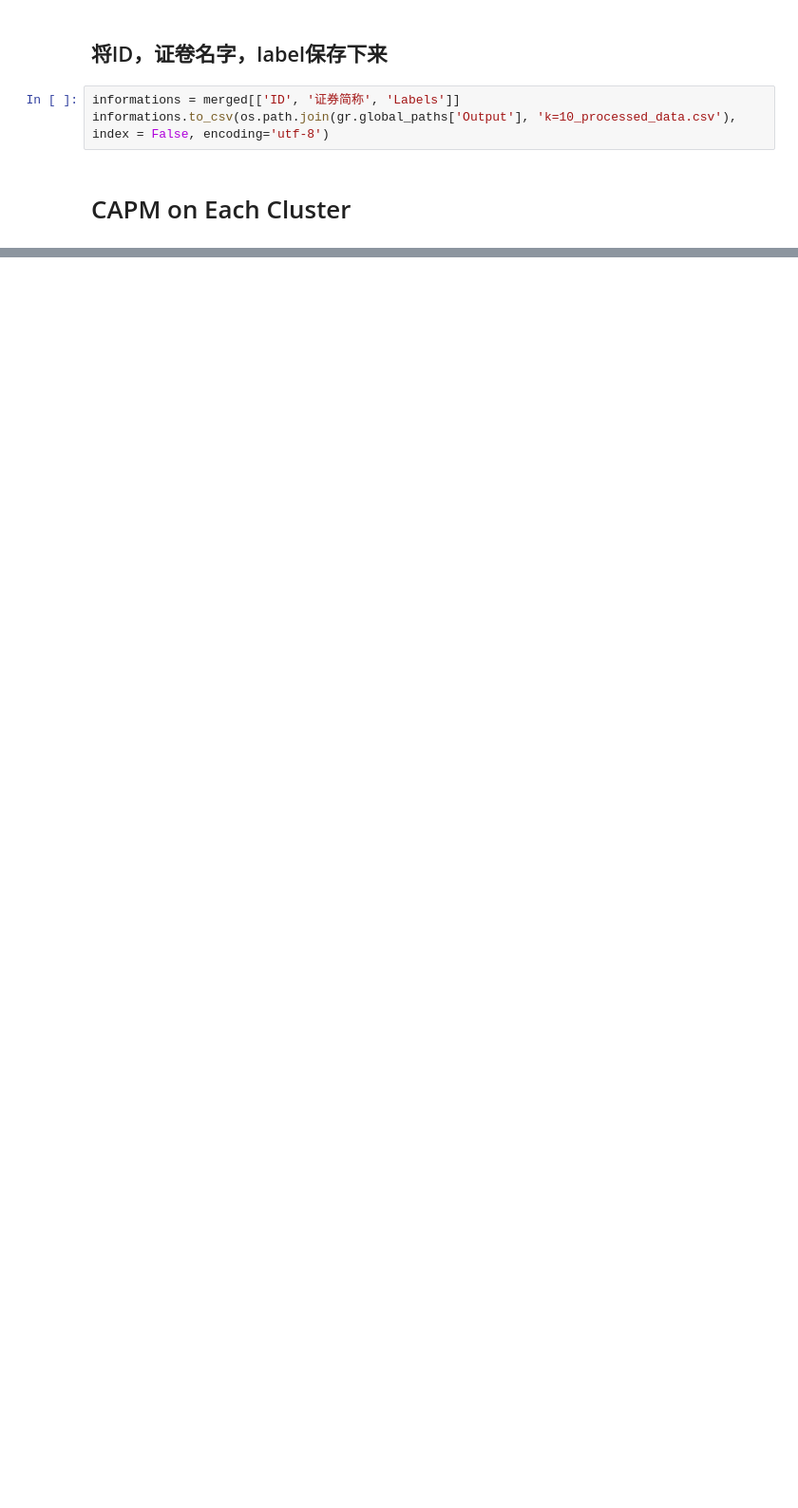
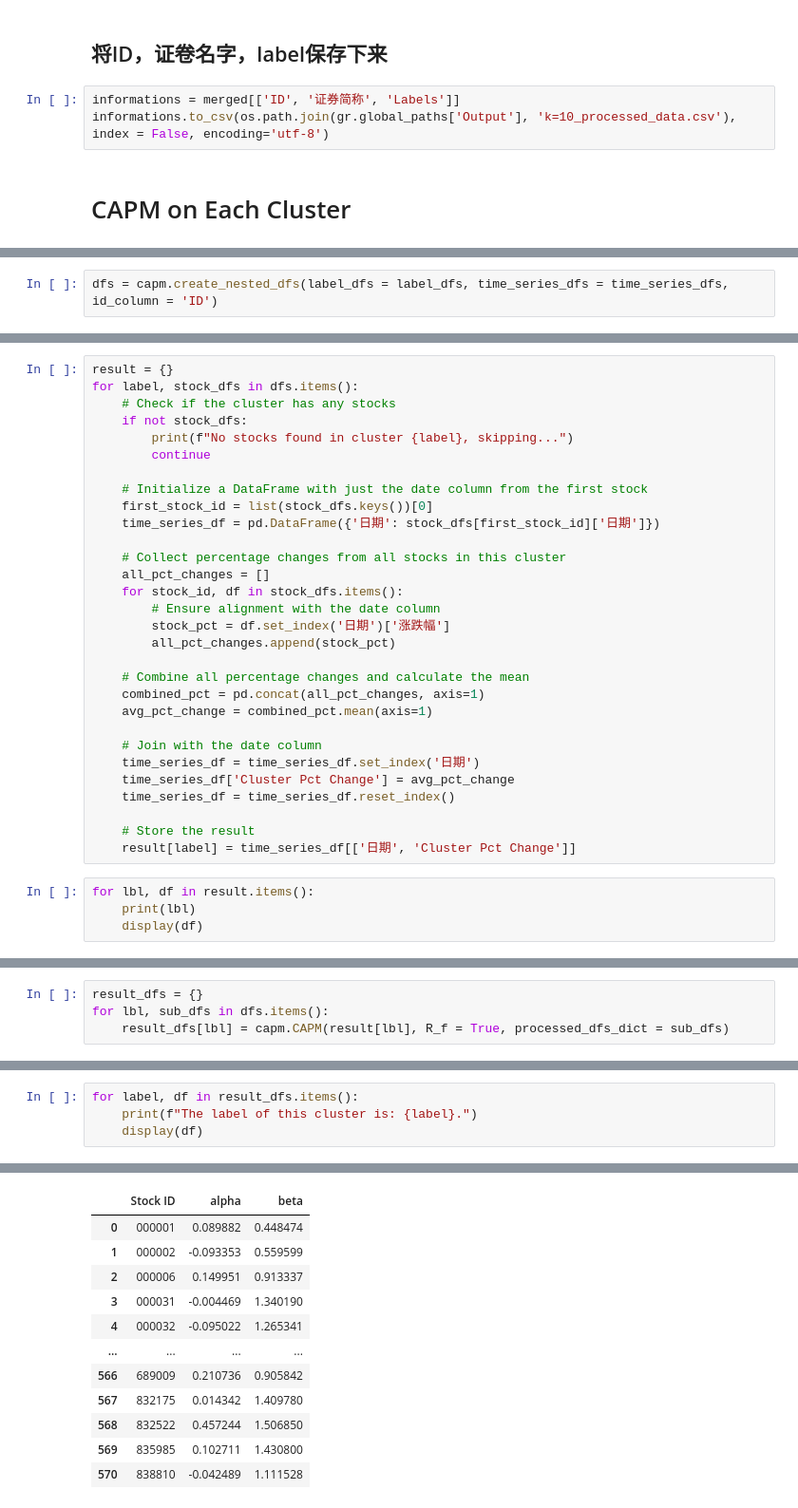
Before and after one commit to wsxrfv9090/Quantitative-Investment-Algorithms, a Jupyter notebook: Chinese Stock Analysis.ipynb, the cells around one changed output, grey strips where cells are left out. Shown at 95% size. Drawn from its saved outputs; the diff is of its cells as text; blank space fills up the shorter version.

```diff
--- a/Chinese Stock Analysis.ipynb
+++ b/Chinese Stock Analysis.ipynb
@@ -301,0 +351,2 @@ informations.to_csv(os.path.join(gr.global_paths['Output'], 'k=10_processed_data
+# %%
+dfs = capm.create_nested_dfs(label_dfs = label_dfs, time_series_dfs = time_series_dfs, id_column = 'ID')
@@ -301,0 +372,34 @@ informations.to_csv(os.path.join(gr.global_paths['Output'], 'k=10_processed_data
+# %%
+result = {}
+for label, stock_dfs in dfs.items():
+    # Check if the cluster has any stocks
+    if not stock_dfs:
+        print(f"No stocks found in cluster {label}, skipping...")
+        continue
+
+    # Initialize a DataFrame with just the date column from the first stock
+    first_stock_id = list(stock_dfs.keys())[0]
+    time_series_df = pd.DataFrame({'日期': stock_dfs[first_stock_id]['日期']})
+
+    # Collect percentage changes from all stocks in this cluster
+    all_pct_changes = []
+    for stock_id, df in stock_dfs.items():
+        # Ensure alignment with the date column
+        stock_pct = df.set_index('日期')['涨跌幅']
+        all_pct_changes.append(stock_pct)
+
+    # Combine all percentage changes and calculate the mean
+    combined_pct = pd.concat(all_pct_changes, axis=1)
+    avg_pct_change = combined_pct.mean(axis=1)
+
+    # Join with the date column
+    time_series_df = time_series_df.set_index('日期')
+    time_series_df['Cluster Pct Change'] = avg_pct_change
+    time_series_df = time_series_df.reset_index()
+
+    # Store the result
+    result[label] = time_series_df[['日期', 'Cluster Pct Change']]
+# %%
+for lbl, df in result.items():
+    print(lbl)
+    display(df)
@@ -301,0 +466,4 @@ informations.to_csv(os.path.join(gr.global_paths['Output'], 'k=10_processed_data
+# %%
+result_dfs = {}
+for lbl, sub_dfs in dfs.items():
+    result_dfs[lbl] = capm.CAPM(result[lbl], R_f = True, processed_dfs_dict = sub_dfs)
@@ -301,0 +481,5 @@ informations.to_csv(os.path.join(gr.global_paths['Output'], 'k=10_processed_data
+# %%
+for label, df in result_dfs.items():
+    print(f"The label of this cluster is: {label}.")
+    display(df)
+# %% [output]
@@ -301,0 +487,12 @@ informations.to_csv(os.path.join(gr.global_paths['Output'], 'k=10_processed_data
+|  | Stock ID | alpha | beta |
+| 0 | 000001 | 0.089882 | 0.448474 |
+| 1 | 000002 | -0.093353 | 0.559599 |
+| 2 | 000006 | 0.149951 | 0.913337 |
+| 3 | 000031 | -0.004469 | 1.340190 |
+| 4 | 000032 | -0.095022 | 1.265341 |
+| ... | ... | ... | ... |
+| 566 | 689009 | 0.210736 | 0.905842 |
+| 567 | 832175 | 0.014342 | 1.409780 |
+| 568 | 832522 | 0.457244 | 1.506850 |
+| 569 | 835985 | 0.102711 | 1.430800 |
+| 570 | 838810 | -0.042489 | 1.111528 |
```
Also changed, not shown: parts of 27 cells of this notebook, 26 other files.
